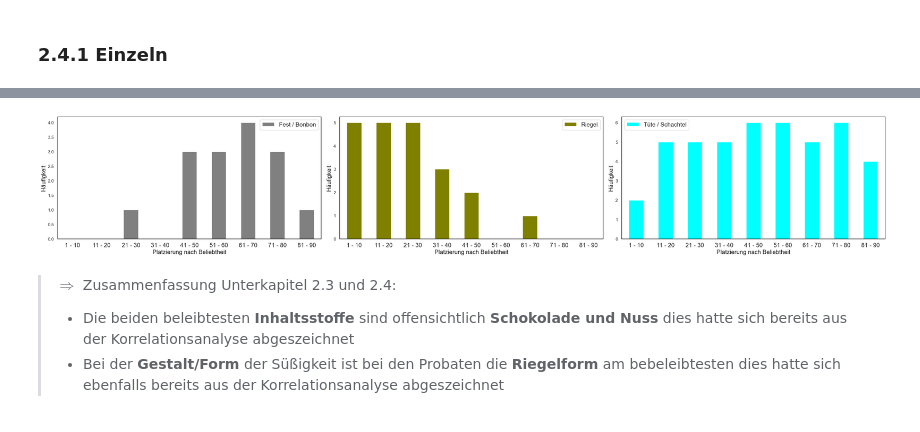
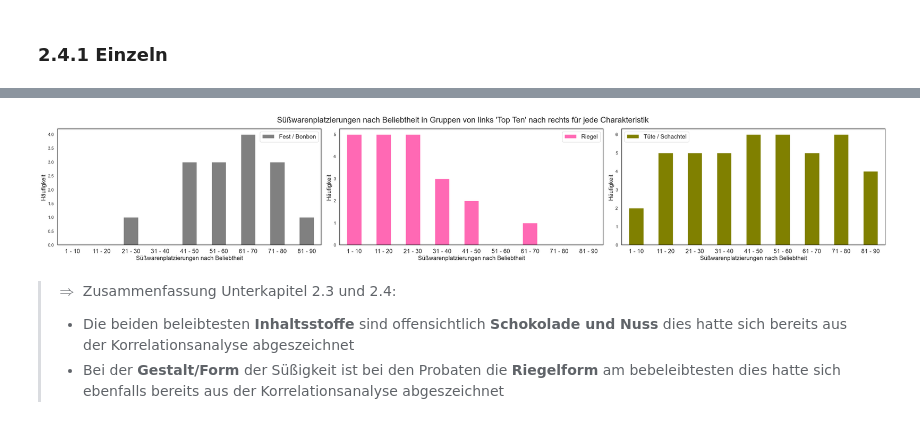
Before and after one commit to TimOliverWalter/CaseStudy_CandyData, a Jupyter notebook: case_study.ipynb, the cells around one changed output, grey strips where cells are left out. Saved outputs shown, nothing was run; the diff lists cells and outputs as text; code cells hidden in the pictures.

```diff
--- a/case_study.ipynb
+++ b/case_study.ipynb
@@ -109,14 +109,14 @@ taste_color = ['blue', 'orange', 'green', 'red', 'purple', 'brown']
 
 shape_cols = ['hard', 'bar', 'pluribus']
 shape_leg = ["Fest / Bonbon", "Riegel", "Tüte / Schachtel"]
-shape_color = ['gray', 'olive', 'cyan']
+shape_color = ['gray', 'hotpink',  'olive']
 
 bins = list(range(0, 100, 10))
 
 fig, ax = plt.subplots(figsize=[30, 15])
 sns.barplot(data=df,  y='competitorname', x='winpercent', orient='h', color=taste_color[0], ax=ax)
 ax.set_xlabel("Gewinnprozent", fontsize=25)
-ax.set_ylabel("Süßigkeit", fontsize=25)
+ax.set_ylabel("Süßware", fontsize=25)
 plt.xticks(fontsize=25)
 plt.show()
 # %% [output]
@@ -181,15 +182,15 @@ plt.savefig('summary1.png', bbox_inches='tight')
 ### 2.3.3 In Gruppen pro Charakteristik
 # %%
 fig = plt.gcf()
-fig.suptitle("Platzierung nach Beliebtheit in Gruppen von links 'Top Ten' nach rechts für jede Charakteristik", fontsize=20)
+fig.suptitle("Süßwarenplatzierungen nach Beliebtheit in Gruppen von links 'Top Ten' nach rechts für jede Charakteristik", fontsize=20)
 for index, col in enumerate(taste_cols):
     ax = plt.subplot(2, 3, index+1)
     df_taste_grouped[col].plot(kind='bar', color=taste_color[index], label=taste_leg[index], fontsize=15)
     plt.xticks(range(0,9), xticks, rotation=0, fontsize=15)
     plt.ylabel("Häufigkeit", fontsize=15)
-    plt.xlabel("Platzierung nach Beliebtheit", fontsize=15)
+    plt.xlabel("Süßwarenplatzierungen nach Beliebtheit", fontsize=15)
     plt.legend(fontsize=15)
 
 plt.tight_layout(h_pad=3)
-plt.show()
+plt.savefig('taste.png', bbox_inches='tight')
 # %% [output]
@@ -228,16 +229,18 @@ plt.savefig('summary2.png', bbox_inches='tight')
 # %%
+fig = plt.gcf()
+fig.suptitle("Süßwarenplatzierungen nach Beliebtheit in Gruppen von links 'Top Ten' nach rechts für jede Charakteristik", fontsize=20)
 for index, col in enumerate(shape_cols):
     ax = plt.subplot(2, 3, index+1)
     df_shape_grouped[col].plot(kind='bar', color=shape_color[index], label=shape_leg[index])
     plt.xticks(range(0,9), xticks, rotation=0, fontsize=15)
     plt.ylabel("Häufigkeit", fontsize=15)
-    plt.xlabel("Platzierung nach Beliebtheit", fontsize=15)
+    plt.xlabel("Süßwarenplatzierungen nach Beliebtheit", fontsize=15)
     plt.legend(fontsize=15)
 
 plt.tight_layout(h_pad=3)
-plt.show()
+plt.savefig('shape.png', bbox_inches='tight')
 # %% [output]
-[figure, old version]
+[figure, new version]
 # %% [markdown]
 > $\Rightarrow$ Zusammenfassung Unterkapitel 2.3 und 2.4:
 > - Die beiden beleibtesten **Inhaltsstoffe** sind offensichtlich **Schokolade und Nuss** dies hatte sich bereits aus der Korrelationsanalyse abgeszeichnet
```
Also changed, not shown: parts of 19 cells of this notebook.
